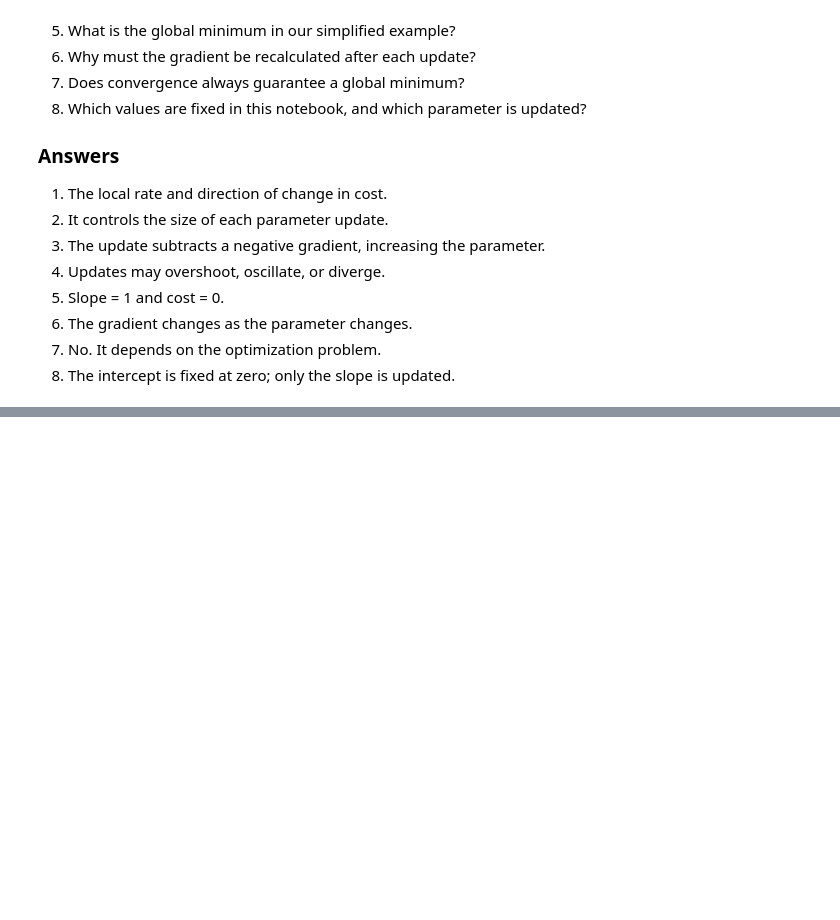
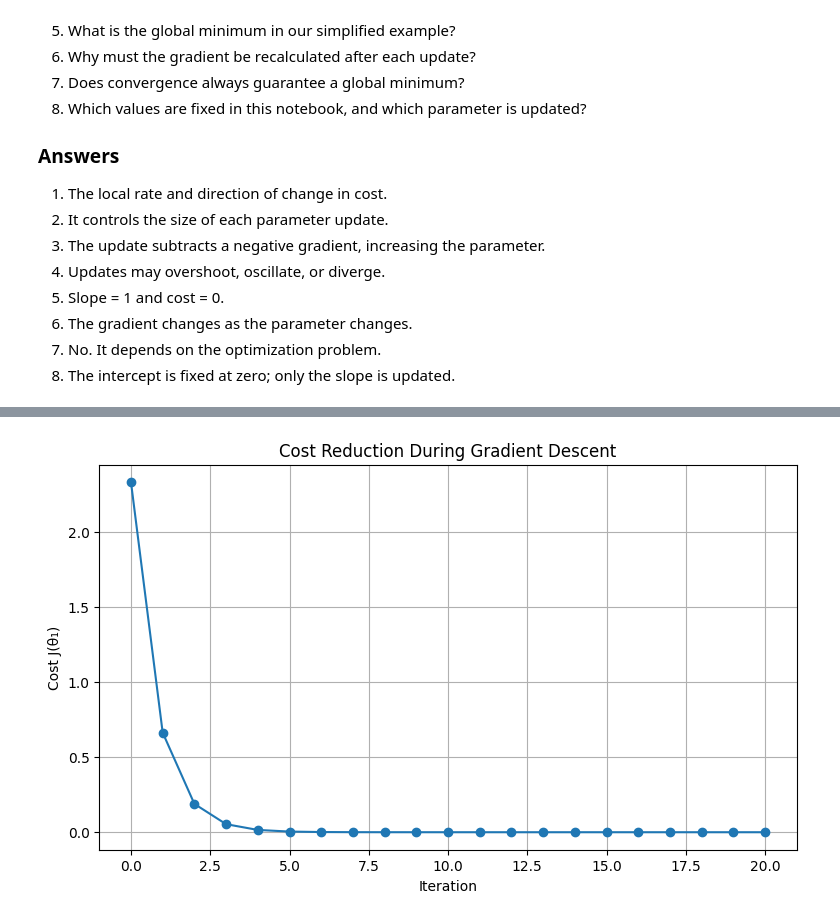
Before and after one commit to silverbullet-ai/learning-intelligence, a Jupyter notebook: 04-data-and-ai/04-machine-learning/05-gradient-descent/notebook.ipynb, the cells around one changed output, grey strips where cells are left out. Drawn from its saved outputs; the diff is of its cells as text; code cells hidden in the pictures; blank space fills up the shorter version.

Commit message:
refactor: update gradient descent and convergence notebook

```diff
--- a/04-data-and-ai/04-machine-learning/05-gradient-descent/notebook.ipynb
+++ b/04-data-and-ai/04-machine-learning/05-gradient-descent/notebook.ipynb
@@ -363,0 +492,21 @@ Iterations:      47
+# %%
+def compute_gradient(x, y, theta_0, theta_1):
+    predictions = predict_output(x, theta_0, theta_1)
+    errors = predictions - y
+
+    m = len(y)
+
+    gradient = np.sum(errors * x) / m
+
+    return gradient
+
+
+for slope in [0, 0.5, 1, 1.5]:
+    gradient = compute_gradient(
+        data["x"],
+        data["y"],
+        theta_0=0,
+        theta_1=slope
+    )
+
+    print(f"Slope: {slope:.1f} | Gradient: {gradient:.4f}")
@@ -363,0 +607,16 @@ Iterations:      47
+# %%
+plt.figure(figsize=(9, 5))
+
+plt.plot(
+    history["iteration"],
+    history["cost"],
+    marker="o"
+)
+
+plt.xlabel("Iteration")
+plt.ylabel("Cost J(θ₁)")
+plt.title("Cost Reduction During Gradient Descent")
+plt.grid(True)
+plt.show()
+# %% [output]
+[figure, added]
```
Also changed, not shown: parts of 17 cells of this notebook, 1 other file.
